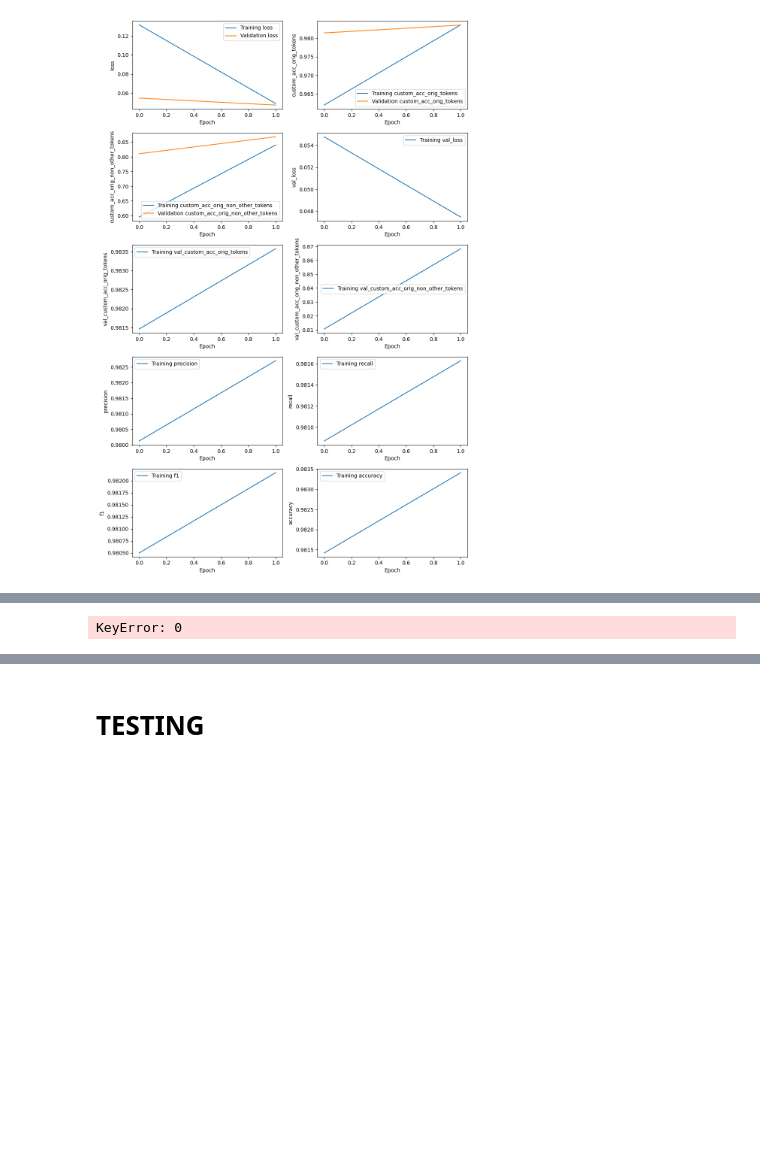
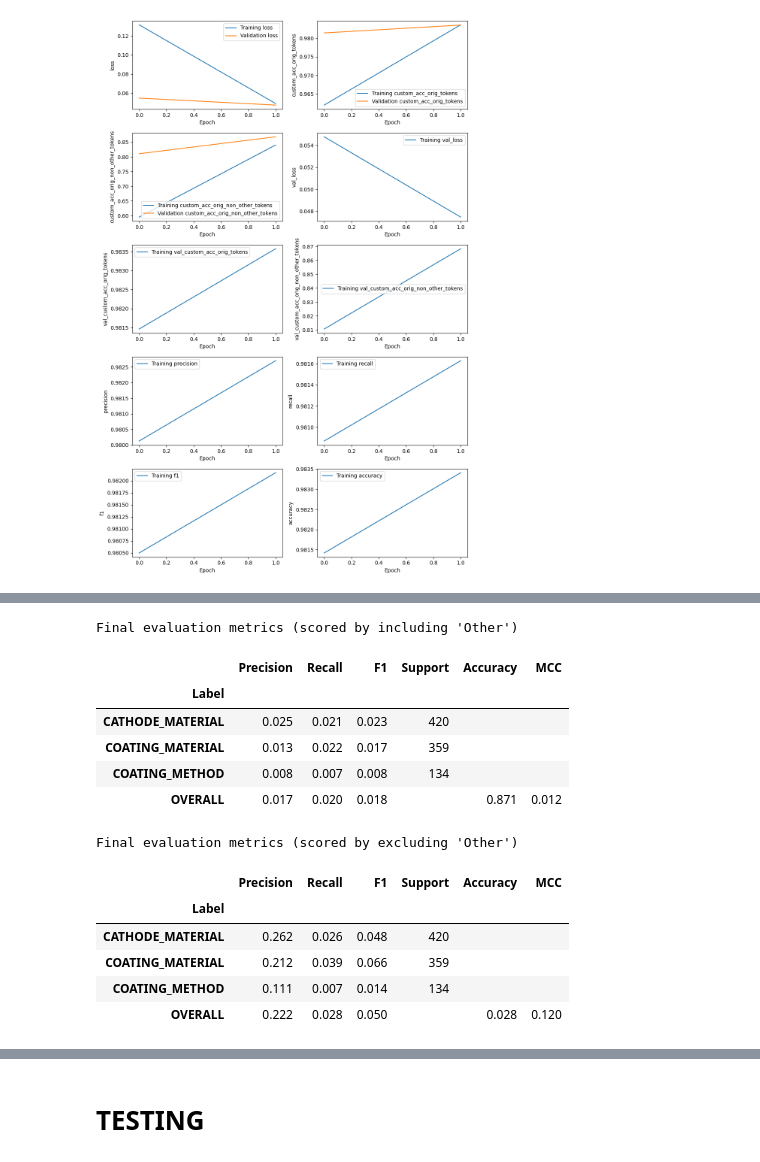
Before and after one commit to jspencermorris/chem_ner, a Jupyter notebook: notebooks/CLUB_NER.ipynb, the cells around one changed output, grey strips where cells are left out. Drawn from its saved outputs; the diff is of its cells as text; code cells hidden in the pictures; blank space fills up the shorter version.

Commit message:
finalized basic approach

```diff
--- a/notebooks/CLUB_NER.ipynb
+++ b/notebooks/CLUB_NER.ipynb
@@ -1729,22 +1722,35 @@ dict_keys(['id', 'tokens', 'pred_ner_tags'])
 # %%
 # Compute MCC scores
-mcc_score, mcc_score_no_other = compute_MCC.compute_MCC_jsonl(prepare_dict_dataset(tf_val), val_predictions, id_col='id', ignore_label='O')
+mcc_score, mcc_score_no_other = compute_MCC.compute_MCC_jsonl(hf_eval, eval_predictions, id_col='id', ignore_label='O')
 """print(f"\nMCC Score (including 'Other'): {mcc_score}")
 print(f"\nMCC Score (excluding 'Other'): {mcc_score_no_other}")"""
 
 # Compute Seqeval scores
-seqeval_scores, seqeval_scores_no_other = compute_seqeval.compute_seqeval_jsonl(prepare_dict_dataset(tf_val), val_predictions, id_col='id', ignore_label='O')
+seqeval_scores, seqeval_scores_no_other = compute_seqeval.compute_seqeval_jsonl(hf_eval, eval_predictions, id_col='id', ignore_label='O')
 """print(f"\nSeqeval Scores (including 'Other'):\n{seqeval_scores}")
 print(f"\nSeqeval Scores (excluding 'Other'):\n{seqeval_scores_no_other}")"""
 
 # Display final evaluation metrics (scored by including 'Other')
 print("\nFinal evaluation metrics (scored by including 'Other')")
 scores_with_O = display_metrics_details(mcc_score, seqeval_scores)
 
 # Display final evaluation metrics (scored by excluding 'Other')
 print("\nFinal evaluation metrics (scored by excluding 'Other')")
 scores_without_O = display_metrics_details(mcc_score_no_other, seqeval_scores_no_other)
 # %% [output]
-KeyError: 0
+Final evaluation metrics (scored by including 'Other')
+|  | Precision | Recall | F1 | Support | Accuracy | MCC |
+| Label |  |  |  |  |  |  |
+| CATHODE_MATERIAL | 0.025 | 0.021 | 0.023 | 420 |  |  |
+| COATING_MATERIAL | 0.013 | 0.022 | 0.017 | 359 |  |  |
+| COATING_METHOD | 0.008 | 0.007 | 0.008 | 134 |  |  |
+| OVERALL | 0.017 | 0.020 | 0.018 |  | 0.871 | 0.012 |
+Final evaluation metrics (scored by excluding 'Other')
+|  | Precision | Recall | F1 | Support | Accuracy | MCC |
+| Label |  |  |  |  |  |  |
+| CATHODE_MATERIAL | 0.262 | 0.026 | 0.048 | 420 |  |  |
+| COATING_MATERIAL | 0.212 | 0.039 | 0.066 | 359 |  |  |
+| COATING_METHOD | 0.111 | 0.007 | 0.014 | 134 |  |  |
+| OVERALL | 0.222 | 0.028 | 0.050 |  | 0.028 | 0.120 |
 # %%
 # Save the evaluation metrics
```
Also changed, not shown: parts of 38 cells of this notebook.
